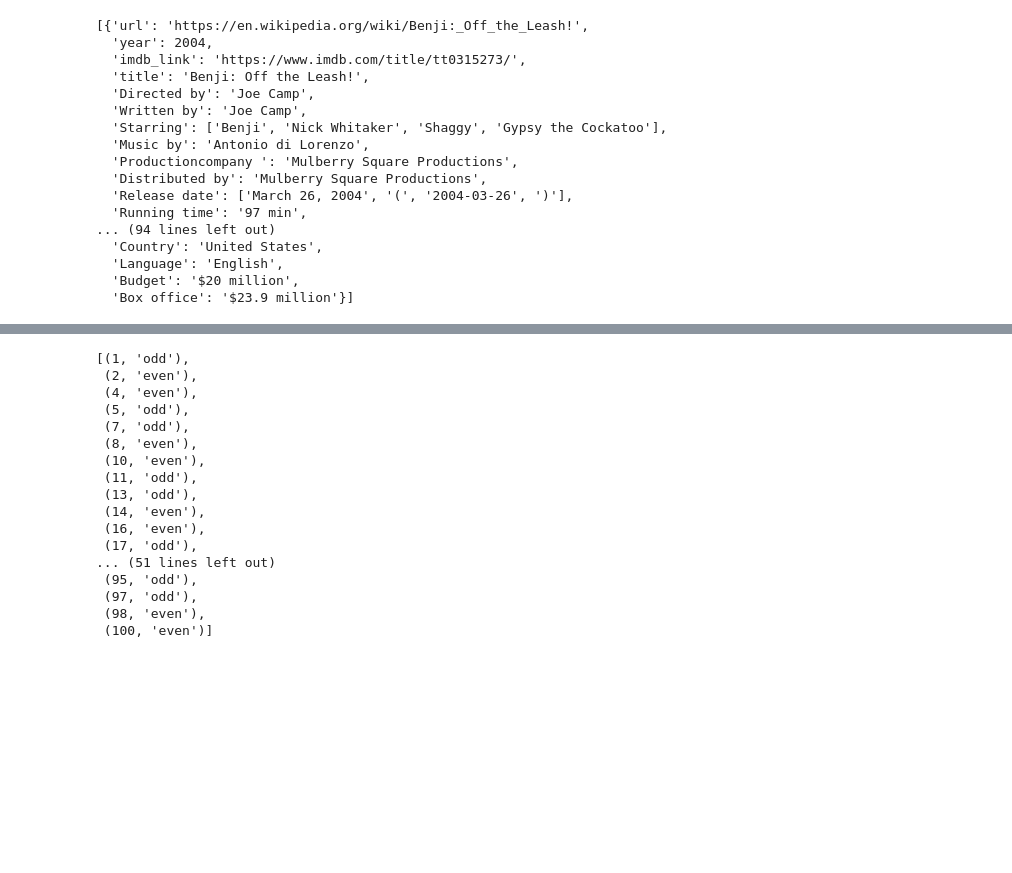
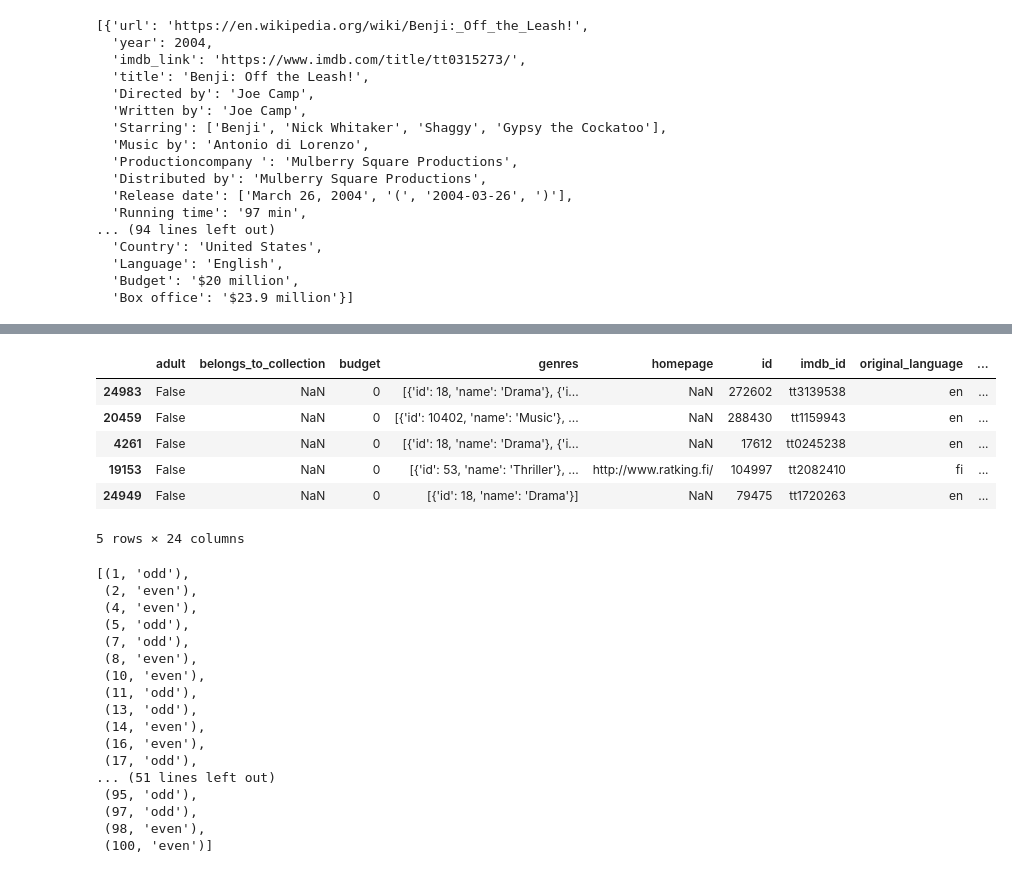
Before and after one commit to pswestmore72/movies_ETL_UT_DATA, a Jupyter notebook: movies_etl.ipynb, the cells around one changed output, grey strips where cells are left out. Cells and saved outputs as stored; diff of their text form; code cells hidden in the pictures; blank space fills up the shorter version.

```diff
--- a/movies_etl.ipynb
+++ b/movies_etl.ipynb
@@ -89,3 +90,13 @@ ratings.sample(n=5)
+# %%
+kaggle_metadata.sample(n=5)
+# %% [output]
+|  | adult | belongs_to_collection | budget | genres | homepage | id | imdb_id | original_language | ... |
+| 24983 | False | NaN | 0 | [{'id': 18, 'name': 'Drama'}, {'i... | NaN | 272602 | tt3139538 | en | ... |
+| 20459 | False | NaN | 0 | [{'id': 10402, 'name': 'Music'}, ... | NaN | 288430 | tt1159943 | en | ... |
+| 4261 | False | NaN | 0 | [{'id': 18, 'name': 'Drama'}, {'i... | NaN | 17612 | tt0245238 | en | ... |
+| 19153 | False | NaN | 0 | [{'id': 53, 'name': 'Thriller'}, ... | http://www.ratking.fi/ | 104997 | tt2082410 | fi | ... |
+| 24949 | False | NaN | 0 | [{'id': 18, 'name': 'Drama'}] | NaN | 79475 | tt1720263 | en | ... |
+5 rows × 24 columns
 # %%
 # list comprehension break
 l = list(range(101))
```
Also changed, not shown: parts of 44 cells of this notebook.
